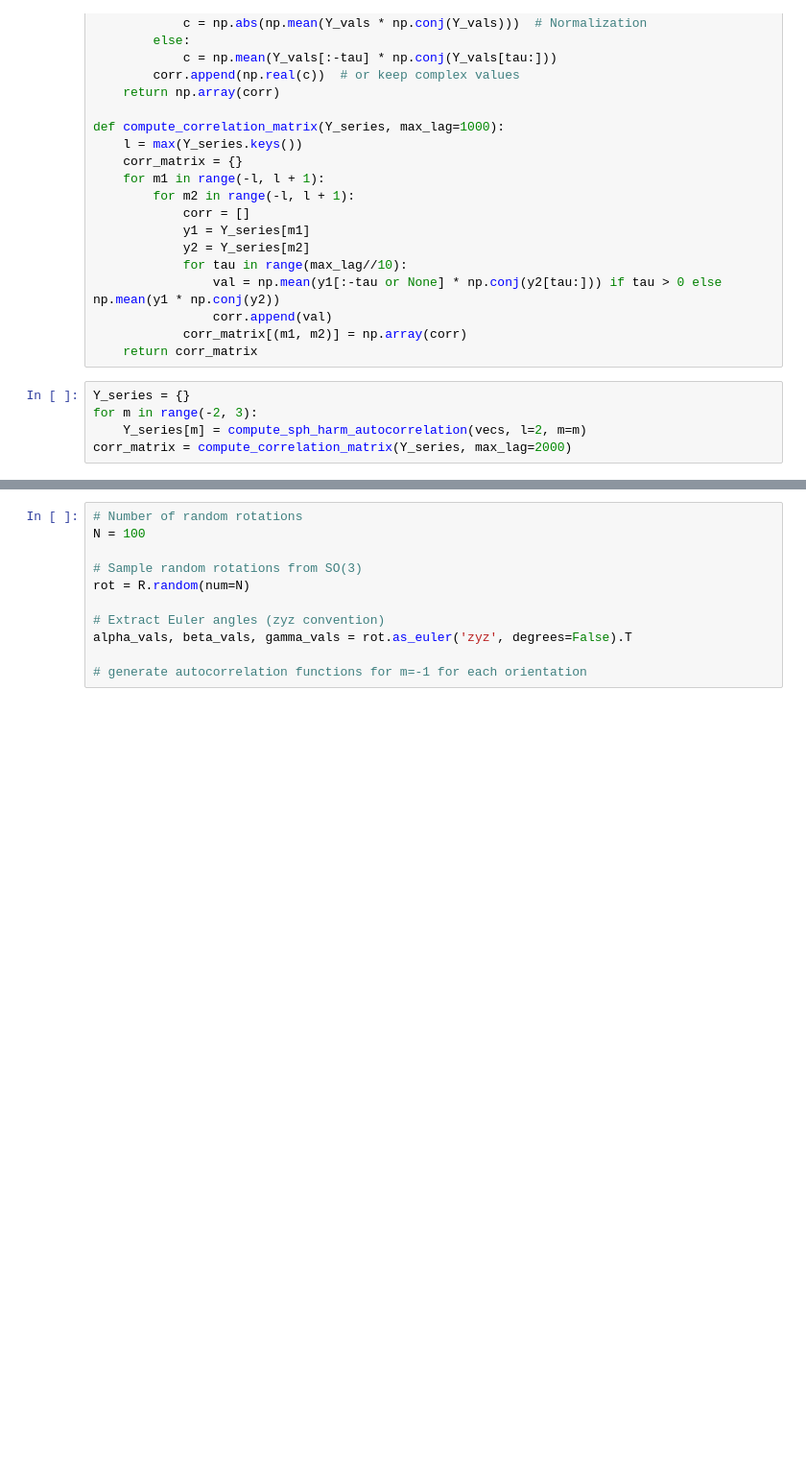
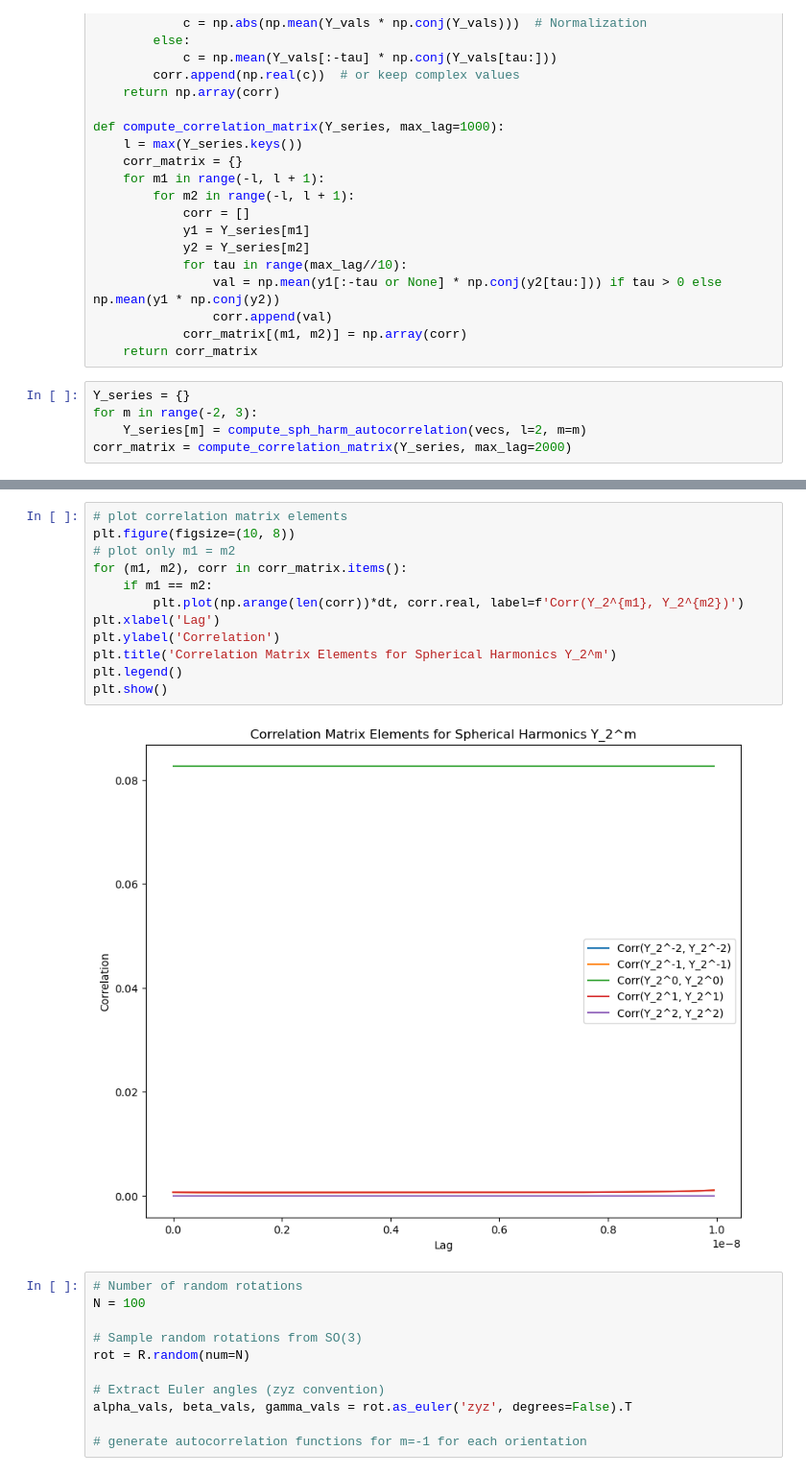
Before and after one commit to Xyunyao/KChannel_torsion_angle, a Jupyter notebook: T1_anisotropy_cal.ipynb, the cells around one changed output, grey strips where cells are left out. Shown at 96% size. Drawn from its saved outputs; the diff is of its cells as text; blank space fills up the shorter version.

```diff
--- a/T1_anisotropy_cal.ipynb
+++ b/T1_anisotropy_cal.ipynb
@@ -124,3 +362,17 @@ corr_matrix = compute_correlation_matrix(Y_series, max_lag=2000)
+# %%
+# plot correlation matrix elements
+plt.figure(figsize=(10, 8))
+# plot only m1 = m2
+for (m1, m2), corr in corr_matrix.items():
+    if m1 == m2:
+        plt.plot(np.arange(len(corr))*dt, corr.real, label=f'Corr(Y_2^{m1}, Y_2^{m2})')
+plt.xlabel('Lag')
+plt.ylabel('Correlation')
+plt.title('Correlation Matrix Elements for Spherical Harmonics Y_2^m')
+plt.legend()
+plt.show()
+# %% [output]
+[figure, added]
 # %%
 # Number of random rotations
 N = 100
```
Also changed, not shown: parts of 15 cells of this notebook.
